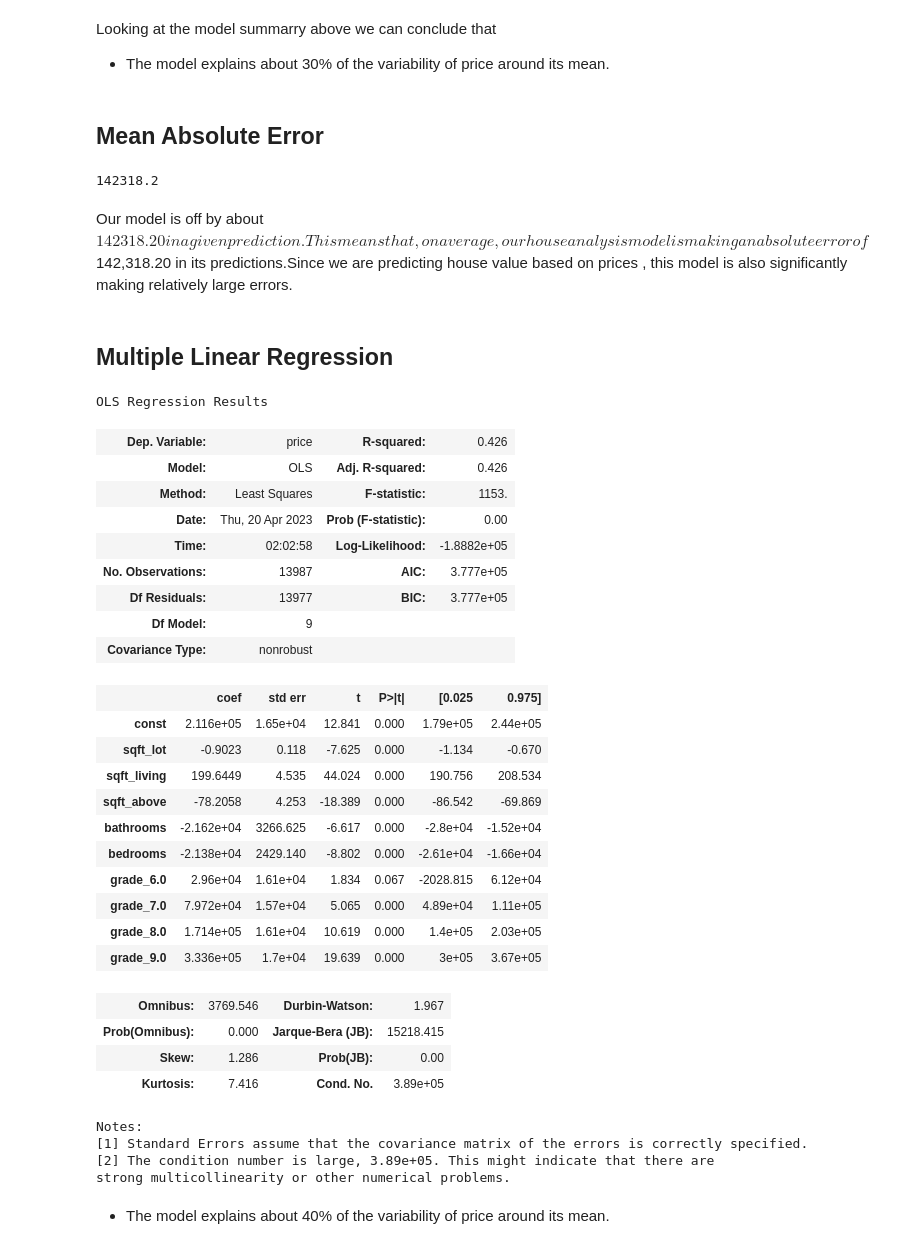
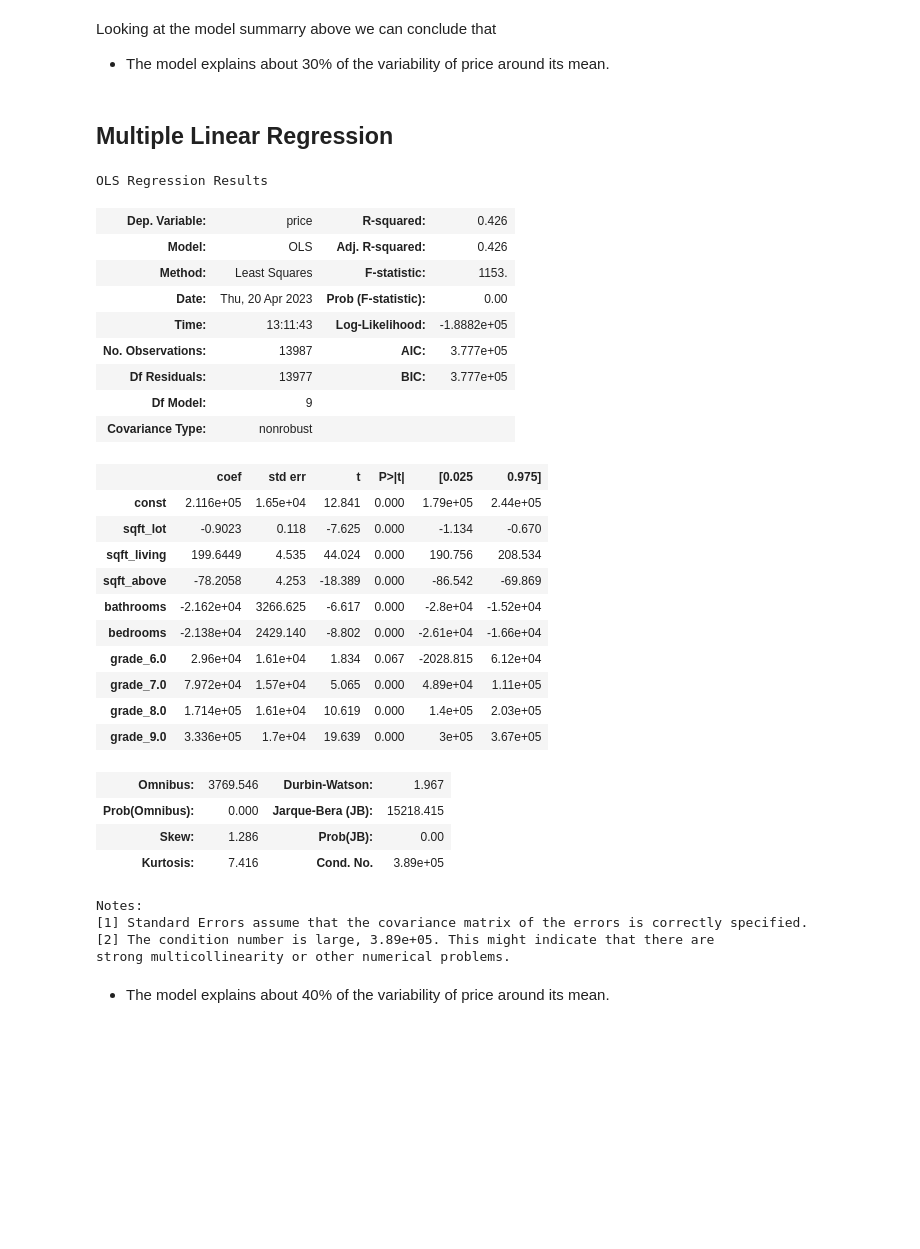
Before and after one commit to atienosonia/dsc-phase-2-project-v2-3, a Jupyter notebook: student.ipynb, the cells around one changed output. Cells and saved outputs as stored; diff of their text form; code cells hidden in the pictures; blank space fills up the shorter version.

```diff
--- a/student.ipynb
+++ b/student.ipynb
@@ -511,0 +537,6 @@ plt.show()
+# %%
+""" transforming categorical variable grade to be able to incorporate it into our model """
+
+grade_df = processed_df[["grade"]].copy()
+grade_df = pd.get_dummies(grade_df, columns=["grade"], drop_first = True)
+grade_df
@@ -511,0 +557,4 @@ plt.show()
+# %%
+# concatenating dummy variables with our d
+new_processed_df = pd.concat([price, sqft_lot, sqft_living, sqft_above_ground, bathrooms, bedrooms, grade_df, df.loc[:, ['condition']]], axis=1, join='inner')
+new_processed_df
@@ -584,39 +638,29 @@ strong multicollinearity or other numerical problems.
 # %% [markdown]
 Looking at the model summarry above we can conclude that
 * The model explains about 30% of the variability of price around its mean.
-# %% [markdown]
-## Mean Absolute Error
-# %%
-
-mae_1 = regression_model_1.resid.abs().sum() / len(processed_df['price'])
-round(mae_1, 2)
-# %% [output]
-142318.2
-# %% [markdown]
-Our model is off by about $142318.20 in a given prediction. This means that, on average, our house analysis model is making an absolute error of $142,318.20 in its predictions.Since we are predicting house value based on prices , this model is also significantly making relatively large errors.
 # %% [markdown]
 ## Multiple Linear Regression
 # %%
-""" transforming categorical variable grade to be able to incorporate it into our model """
+""" performing multiple linear regression with the numeric variables on our dataset """
 
-y = processed_df["price"]
+y = new_processed_df["price"]
 
-X = processed_df[["sqft_lot", "sqft_living","sqft_above","bathrooms","bedrooms", "grade"]]
+X = new_processed_df[["sqft_lot", "sqft_living","sqft_above","bathrooms","bedrooms", "grade_6.0", "grade_7.0", "grade_8.0", "grade_9.0"]]
 
-X = pd.get_dummies(X, columns=["grade"], drop_first=True)
+
 
 regression_model_2 = sm.OLS(y, sm.add_constant(X))
 
 regression_model_2_results = regression_model_2.fit()
 
 regression_model_2_results.summary()
 # %% [output]
 OLS Regression Results
 | Dep. Variable: | price | R-squared: | 0.426 |
 | Model: | OLS | Adj. R-squared: | 0.426 |
 | Method: | Least Squares | F-statistic: | 1153. |
 | Date: | Thu, 20 Apr 2023 | Prob (F-statistic): | 0.00 |
-| Time: | 02:02:58 | Log-Likelihood: | -1.8882e+05 |
+| Time: | 13:11:43 | Log-Likelihood: | -1.8882e+05 |
 | No. Observations: | 13987 | AIC: | 3.777e+05 |
 | Df Residuals: | 13977 | BIC: | 3.777e+05 |
 | Df Model: | 9 |  |  |
```
Also changed, not shown: parts of 32 cells of this notebook.
